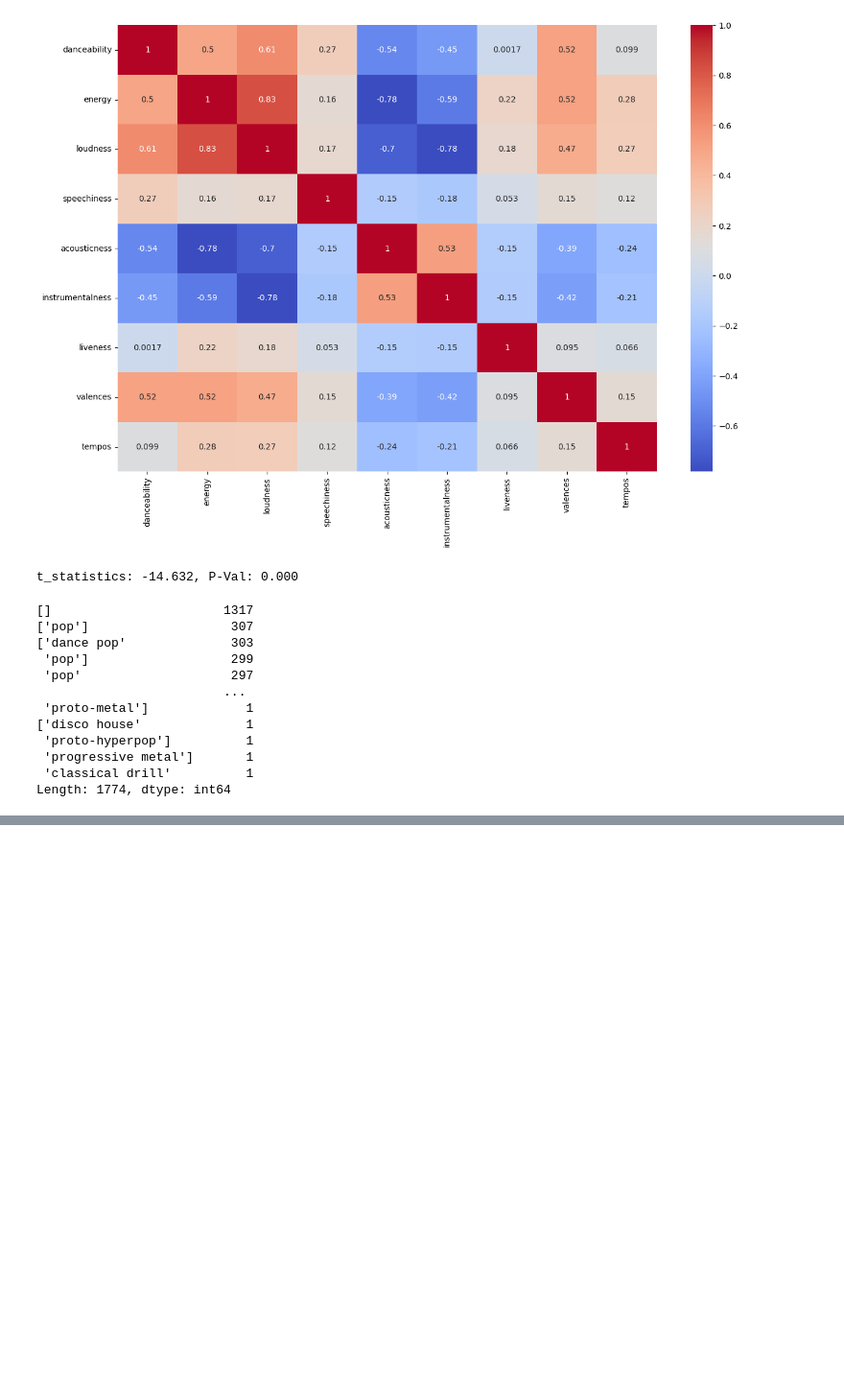
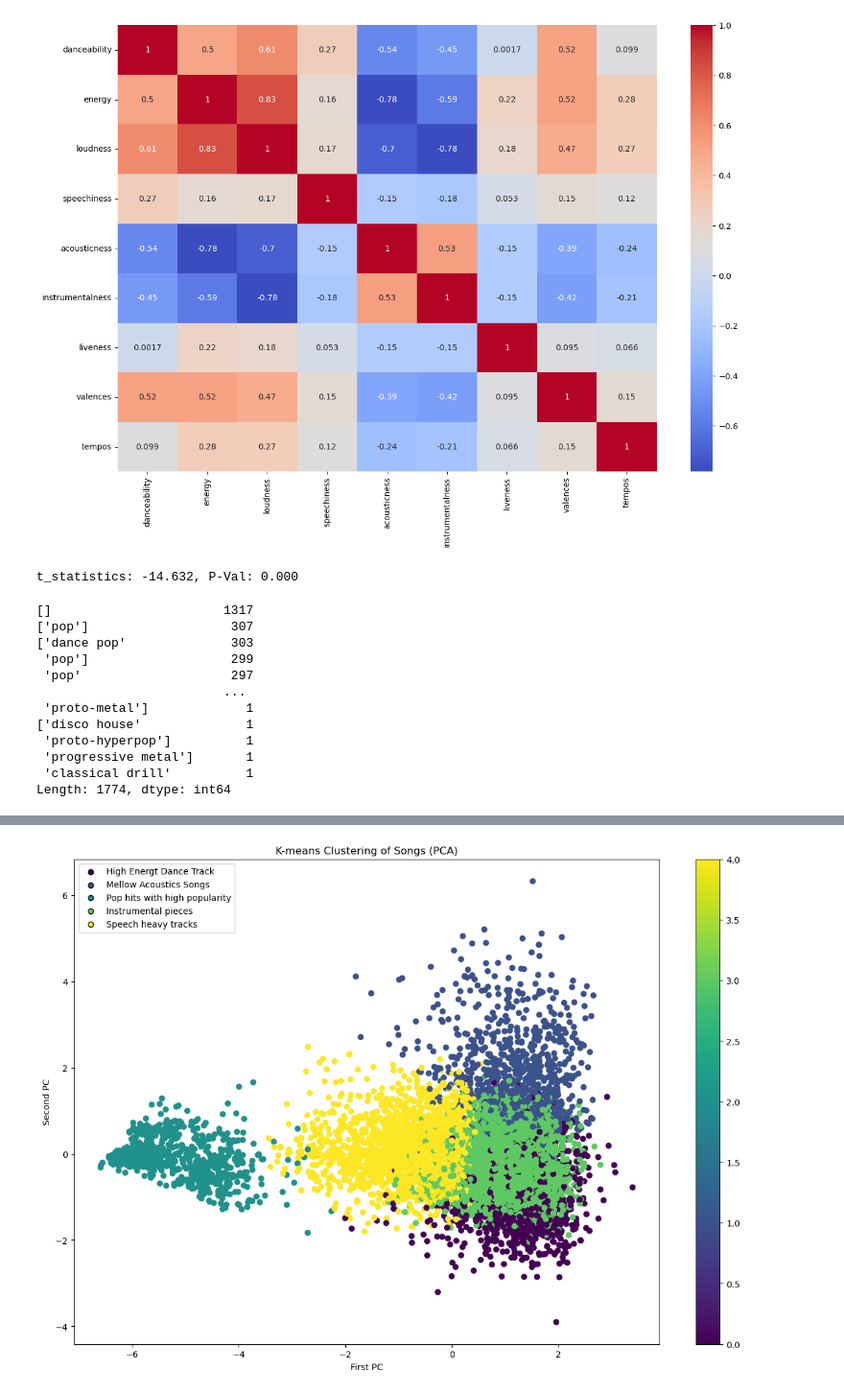
Before and after one commit to Charlie9898/Spotify_Song_Recommend, a Jupyter notebook: model.ipynb, the cells around one changed output, grey strips where cells are left out. Shown at 96% size. Cells and saved outputs as stored; diff of their text form; code cells hidden in the pictures; blank space fills up the shorter version.

```diff
--- a/model.ipynb
+++ b/model.ipynb
@@ -299 +299,7 @@ trap argentino     89.4
 dtype: float64
+# %%
+# supervised learning experimentation: KNN and Naive Bayes
+
+X=df[['danceability', 'energy', 'loudness', 'speechiness', 'acousticness',
+      'instrumentalness', 'liveness', 'valences', 'tempos']]
+y=genres.idxmax(axis=1)
@@ -299,0 +477,16 @@ dtype: float64
+# %%
+#Assume we have high energy based dance tracks, mellow acoustic songs, pop hits, instrumental peices, and speech heavy tracks
+scaler=StandardScaler()
+x_scaled=scaler.fit_transform(X)
+# %%
+k_means=KMeans(n_clusters=5, random_state=42)
+clusters=k_means.fit_predict(x_scaled)
+# %%
+# Get centroids for each clusters
+centroids=k_means.cluster_centers_
+cluster_labels=['High Energt Dance Track', 'Mellow Acoustics Songs', 'Pop hits with high popularity','Instrumental pieces',"Speech heavy tracks"]
+
+centroid_df=pd.DataFrame(centroids,columns=['danceability', 'energy', 'loudness', 'speechiness', 'acousticness',
+      'instrumentalness', 'liveness', 'valences', 'tempos'])
+
+print(centroid_df)
@@ -299,0 +507,22 @@ dtype: float64
+# %%
+pca=PCA(n_components=2)
+X_pca=pca.fit_transform(x_scaled)
+
+plt.figure(figsize=(15,10))
+scatter=plt.scatter(X_pca[:,0],X_pca[:,1], c=clusters,cmap='viridis')
+
+colors=[scatter.cmap(scatter.norm(i)) for i in range(5)]
+
+for i,label in enumerate(cluster_labels):
+    plt.scatter([],[],color=colors[i],label=label,edgecolors='black')
+
+plt.colorbar(scatter)
+plt.legend(loc='best')
+
+plt.title('K-means Clustering of Songs (PCA)')
+plt.xlabel("First PC")
+plt.ylabel("Second PC")
+
+plt.show()
+# %% [output]
+[figure, added]
```
Also changed, not shown: parts of 13 cells of this notebook.
